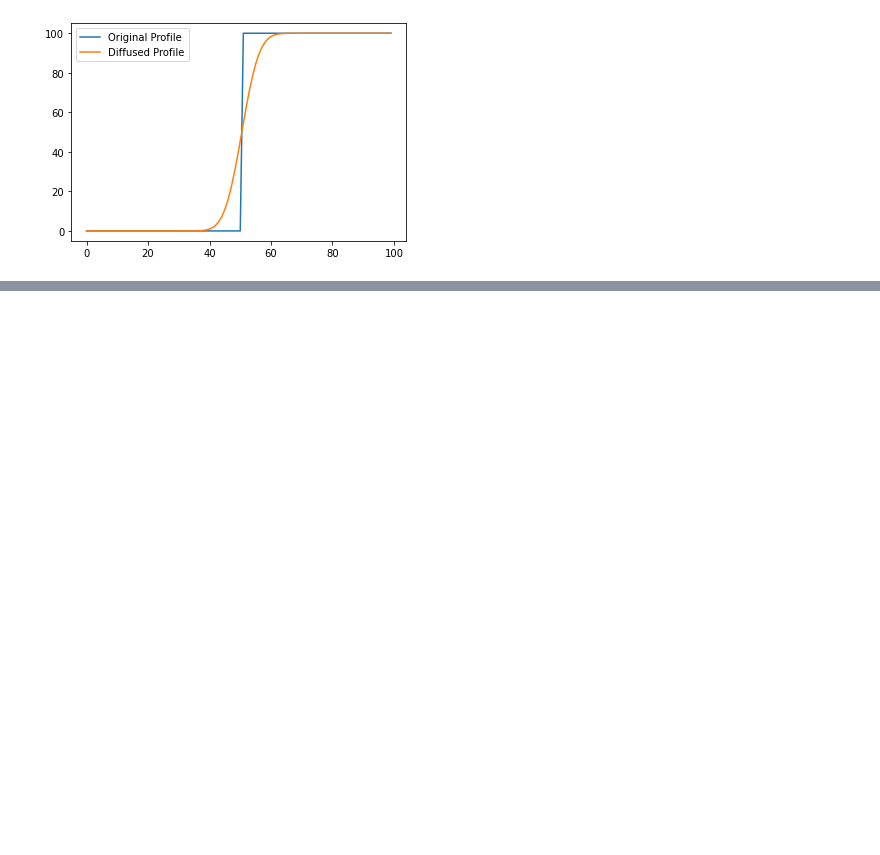
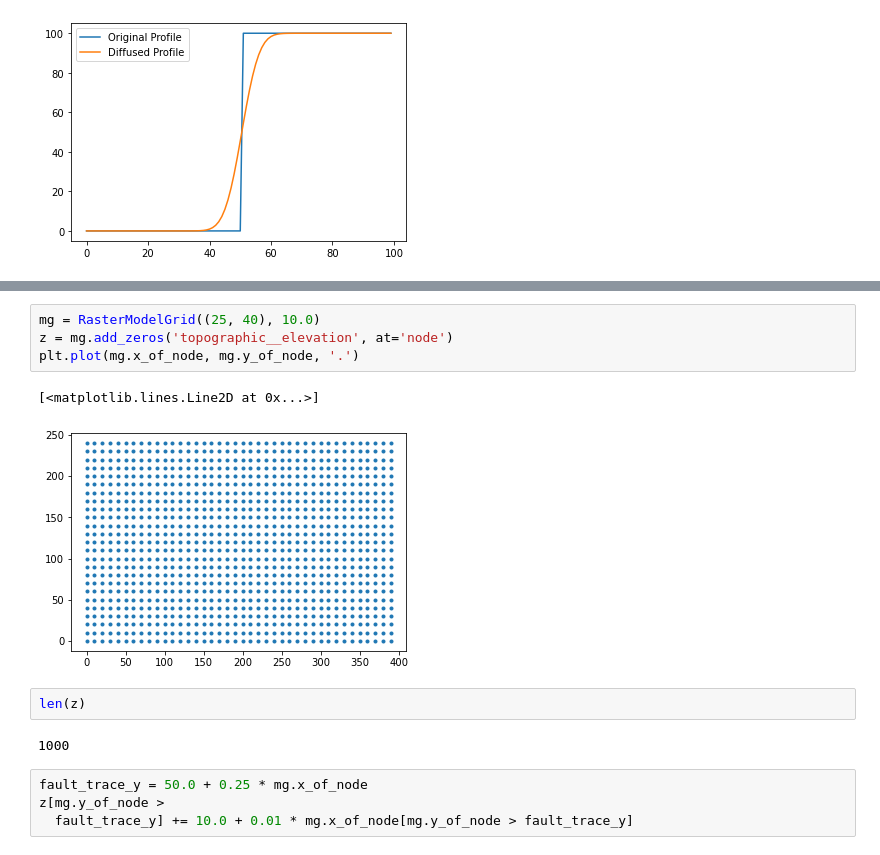
Before and after one commit to gsb223/landlabwork, a Jupyter notebook: testing_code/tutorial_test2.ipynb, the cells around one changed output, grey strips where cells are left out. Cells and saved outputs as stored; diff of their text form; blank space fills up the shorter version.

```diff
--- a/testing_code/tutorial_test2.ipynb
+++ b/testing_code/tutorial_test2.ipynb
@@ -27,0 +43,15 @@ plt.legend()
+# %%
+mg = RasterModelGrid((25, 40), 10.0)
+z = mg.add_zeros('topographic__elevation', at='node')
+plt.plot(mg.x_of_node, mg.y_of_node, '.')
+# %% [output]
+[<matplotlib.lines.Line2D at 0x...>]
+[figure, added]
+# %%
+len(z)
+# %% [output]
+1000
+# %%
+fault_trace_y = 50.0 + 0.25 * mg.x_of_node
+z[mg.y_of_node >
+  fault_trace_y] += 10.0 + 0.01 * mg.x_of_node[mg.y_of_node > fault_trace_y]
```
Also changed, not shown: parts of 11 cells of this notebook, 5 other files.
